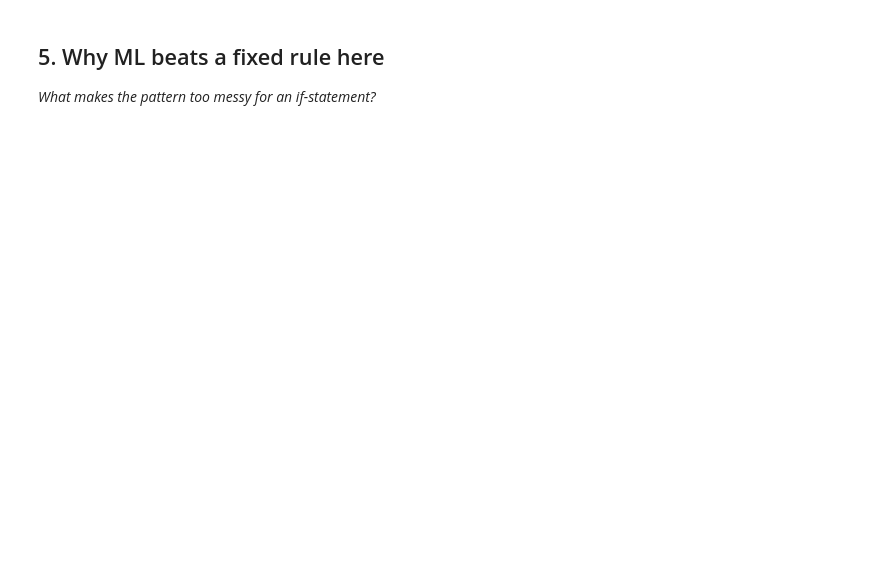
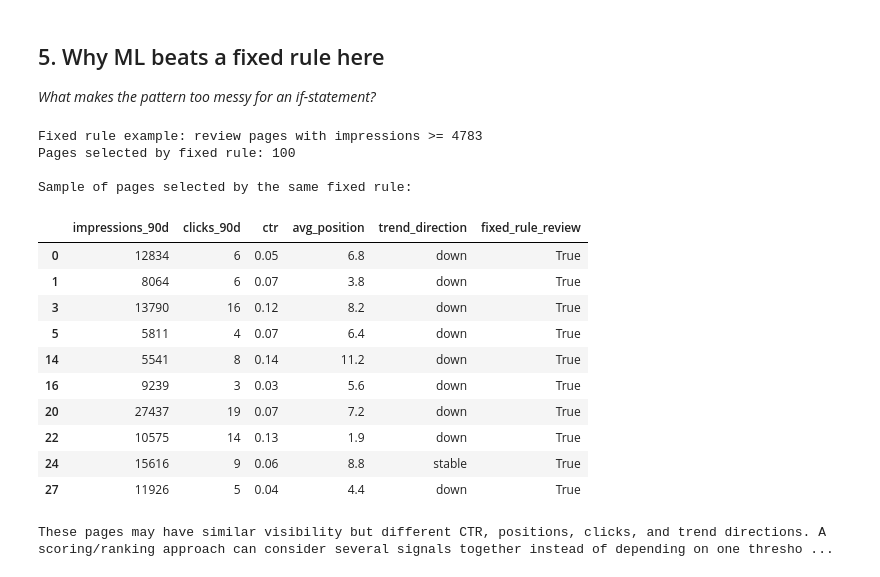
Before and after one commit to HassaanSaqib/FlyRankAI-Internship, a Jupyter notebook: work/notebooks/w02_ml_task_framing.ipynb, the cells around one changed output. Cells and saved outputs as stored; diff of their text form; code cells hidden in the pictures; blank space fills up the shorter version.

```diff
--- a/work/notebooks/w02_ml_task_framing.ipynb
+++ b/work/notebooks/w02_ml_task_framing.ipynb
@@ -43,0 +229,64 @@ This skeleton is yours to fill. Work the sections **in order** — each one has
+# %%
+# This cell is for CODE (numbers, a query, a check).
+# Write your text answer in the cell ABOVE this one — typing sentences here breaks Run All.
+comparison_columns = [
+col for col in [
+    "impressions_90d",
+    "clicks_90d",
+    "ctr",
+    "avg_position",
+    "trend_direction"
+    ]
+    if col in df.columns
+]
+
+comparison = df[comparison_columns].copy()
+
+# Simple fixed rule:
+# review every page with impressions above the median
+median_impressions = df["impressions_90d"].median()
+
+comparison["fixed_rule_review"] = (
+    df["impressions_90d"] >= median_impressions
+)
+
+print(
+    f"Fixed rule example: review pages with impressions >= "
+    f"{median_impressions:.0f}"
+)
+
+print(
+    "Pages selected by fixed rule:",
+    comparison["fixed_rule_review"].sum()
+)
+
+print("\nSample of pages selected by the same fixed rule:")
+display(
+    comparison[
+        comparison["fixed_rule_review"]
+        ].head(10)
+)
+
+print(
+    "\nThese pages may have similar visibility but different CTR, "
+    "positions, clicks, and trend directions. A scoring/ranking "
+    "approach can consider several signals together instead of "
+    "depending on one threshold."
+)
+# %% [output]
+Fixed rule example: review pages with impressions >= 4783
+Pages selected by fixed rule: 100
+
+Sample of pages selected by the same fixed rule:
+|  | impressions_90d | clicks_90d | ctr | avg_position | trend_direction | fixed_rule_review |
+| 0 | 12834 | 6 | 0.05 | 6.8 | down | True |
+| 1 | 8064 | 6 | 0.07 | 3.8 | down | True |
+| 3 | 13790 | 16 | 0.12 | 8.2 | down | True |
+| 5 | 5811 | 4 | 0.07 | 6.4 | down | True |
+| 14 | 5541 | 8 | 0.14 | 11.2 | down | True |
+| 16 | 9239 | 3 | 0.03 | 5.6 | down | True |
+| 20 | 27437 | 19 | 0.07 | 7.2 | down | True |
+| 22 | 10575 | 14 | 0.13 | 1.9 | down | True |
+| 24 | 15616 | 9 | 0.06 | 8.8 | stable | True |
+| 27 | 11926 | 5 | 0.04 | 4.4 | down | True |
+These pages may have similar visibility but different CTR, positions, clicks, and trend directions. A scoring/ranking approach can consider several signals together instead of depending on one thresho ...
```
Also changed, not shown: parts of 12 cells of this notebook.
